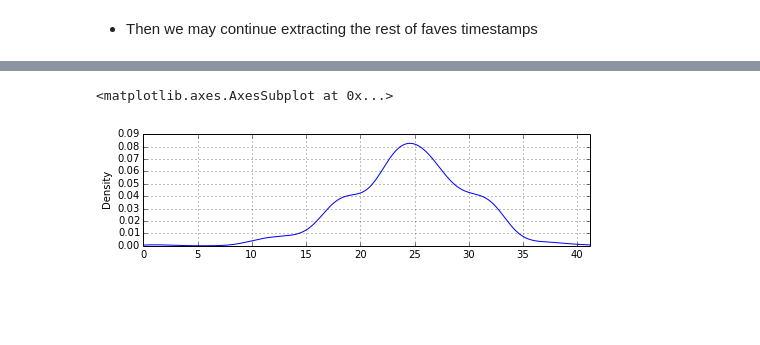
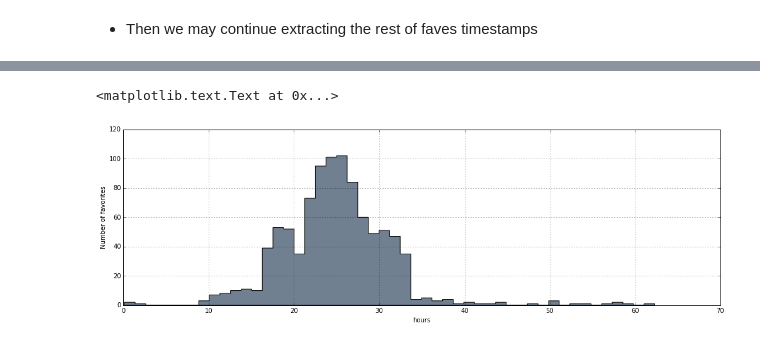
Before and after one commit to odhondt/flickr-data, a Jupyter notebook: flickr data.ipynb, the cells around one changed output, grey strips where cells are left out. Saved outputs shown, nothing was run; the diff lists cells and outputs as text; code cells hidden in the pictures; blank space fills up the shorter version.

Commit message:
histogram

```diff
--- a/flickr data.ipynb
+++ b/flickr data.ipynb
@@ -196,6 +194 @@ figsize(8,2)
 ts=(df_fav['diff'].astype('timedelta64[s]').astype(float)/3600);
-# %%
-ts.plot(kind='kde', xlim=(0, ts.max()))
-# %% [output]
-<matplotlib.axes.AxesSubplot at 0x...>
-[figure, removed]
@@ -203,0 +195,7 @@ td = df_fav['diff'].ix[0]
+# %%
+figsize(17,5)
+ts.hist(bins=50, color='slategrey', histtype='stepfilled')
+xlabel('hours'); ylabel('Number of favorites')
+# %% [output]
+<matplotlib.text.Text at 0x...>
+[figure, added]
```
Also changed, not shown: parts of 4 cells of this notebook.
